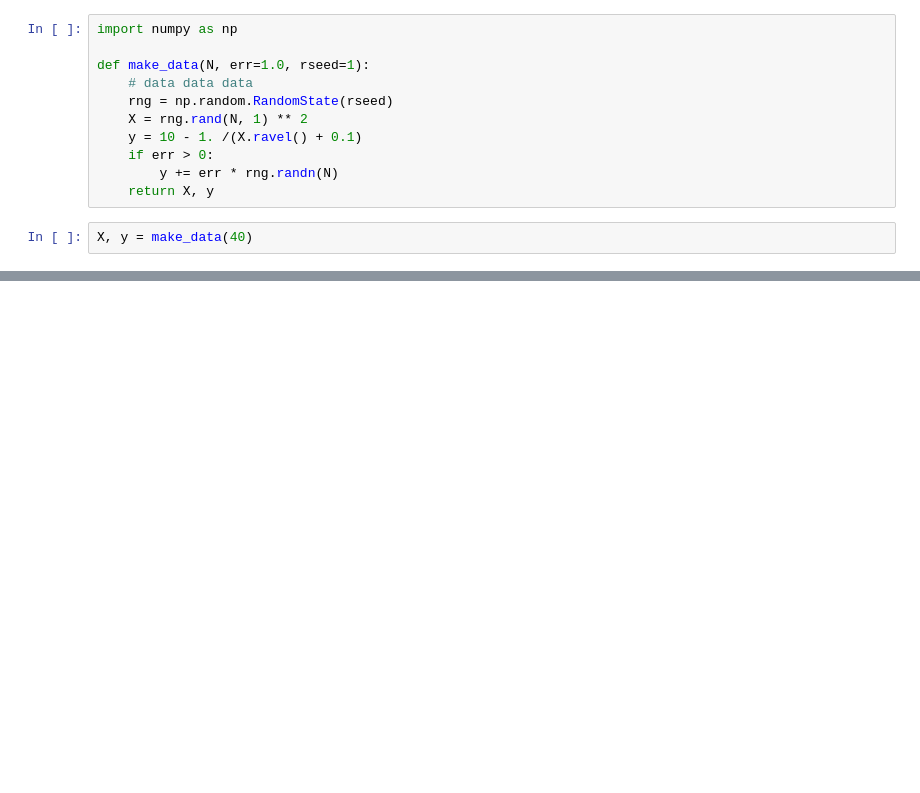
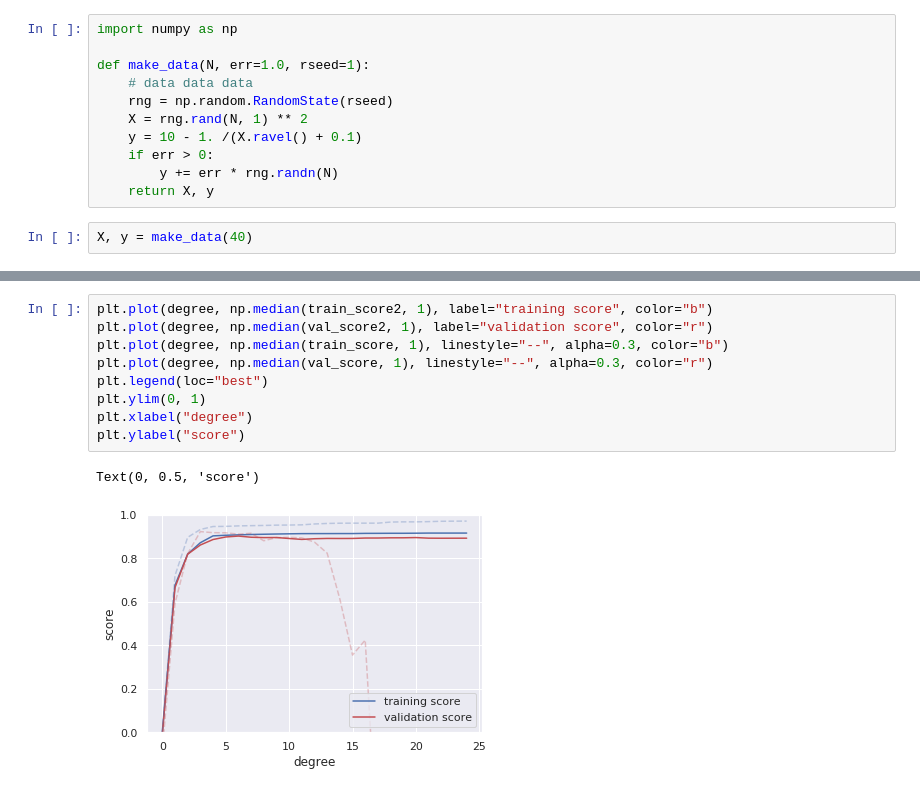
Before and after one commit to casanovajose/python-stuff, a Jupyter notebook: polynomialRegression.ipynb, the cells around one changed output, grey strips where cells are left out. Drawn from its saved outputs; the diff is of its cells as text; blank space fills up the shorter version.

```diff
--- a/polynomialRegression.ipynb
+++ b/polynomialRegression.ipynb
@@ -72,0 +99,12 @@ y_test.shape
+# %%
+plt.plot(degree, np.median(train_score2, 1), label="training score", color="b")
+plt.plot(degree, np.median(val_score2, 1), label="validation score", color="r")
+plt.plot(degree, np.median(train_score, 1), linestyle="--", alpha=0.3, color="b")
+plt.plot(degree, np.median(val_score, 1), linestyle="--", alpha=0.3, color="r")
+plt.legend(loc="best")
+plt.ylim(0, 1)
+plt.xlabel("degree")
+plt.ylabel("score")
+# %% [output]
+Text(0, 0.5, 'score')
+[figure, added]
```
Also changed, not shown: parts of 19 cells of this notebook.
